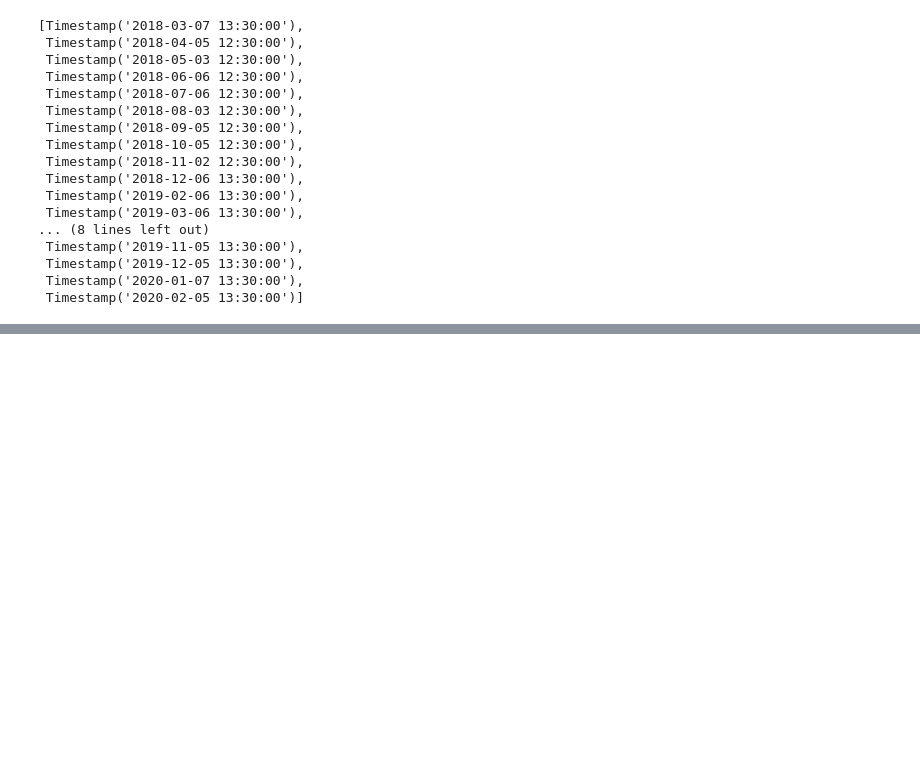
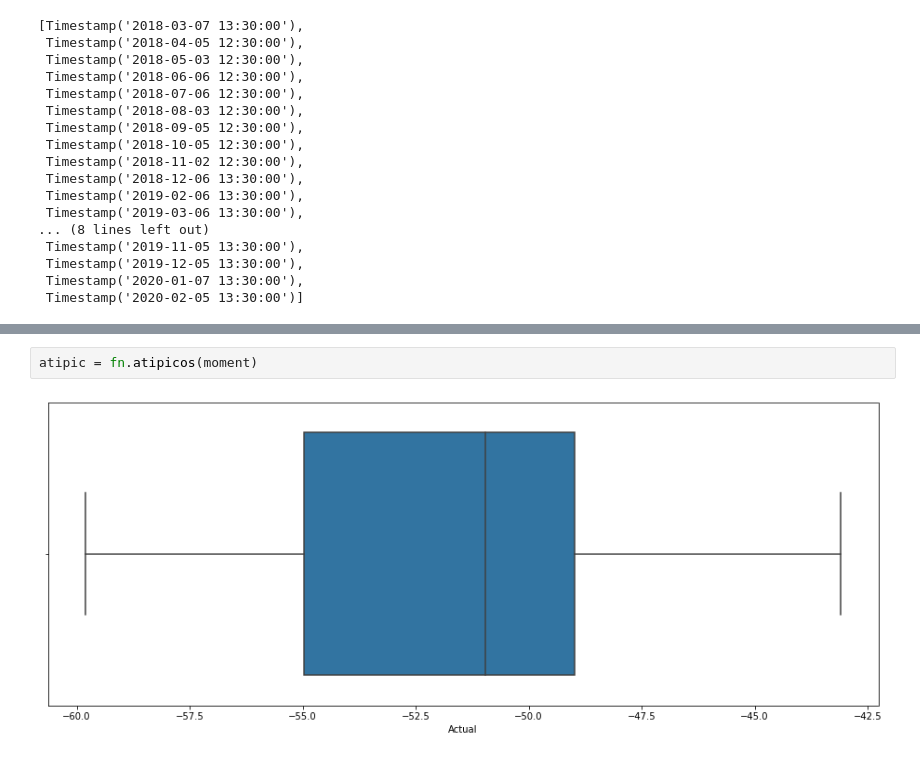
Before and after one commit to jesusalvarezc/FInal_Project, a Jupyter notebook: Statistical Testing.ipynb, the cells around one changed output, grey strips where cells are left out. Drawn from its saved outputs; the diff is of its cells as text; blank space fills up the shorter version.

```diff
--- a/Statistical Testing.ipynb
+++ b/Statistical Testing.ipynb
@@ -138,0 +169,4 @@ list(a.keys())
+# %%
+atipic = fn.atipicos(moment)
+# %% [output]
+[figure, added]
```
Also changed, not shown: parts of 6 cells of this notebook, 1 other file.
